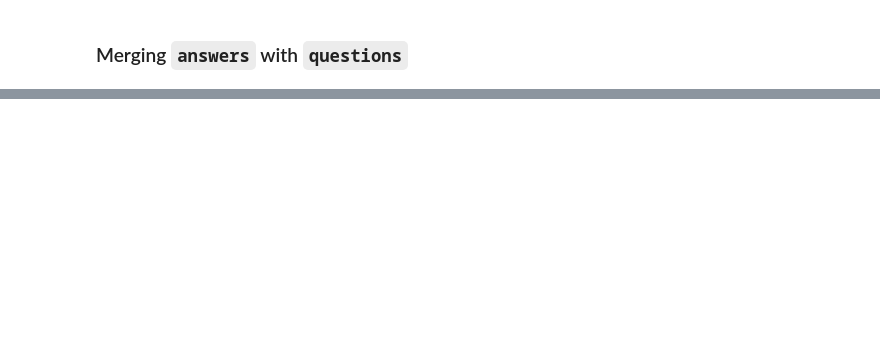
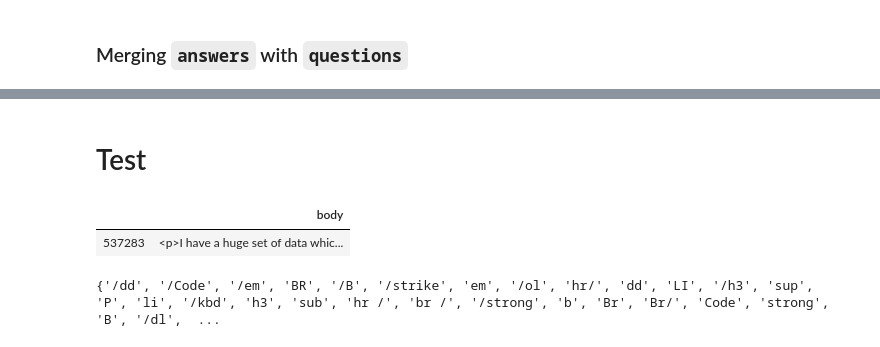
Before and after one commit to Rishi17996/stack_overflow_questions_analysis, a Jupyter notebook: Python_Questions_StackOverflow.ipynb, the cells around one changed output, grey strips where cells are left out. Drawn from its saved outputs; the diff is of its cells as text; code cells hidden in the pictures; blank space fills up the shorter version.

```diff
--- a/Python_Questions_StackOverflow.ipynb
+++ b/Python_Questions_StackOverflow.ipynb
@@ -168,0 +190,7 @@ answers.shape
+# %% [markdown]
+# Test
+# %%
+df[['body']].sample()
+# %% [output]
+|  | body |
+| 537283 | <p>I have a huge set of data whic... |
@@ -168,0 +208,4 @@ answers.shape
+# %%
+print(tags)
+# %% [output]
+{'/dd', '/Code', '/em', 'BR', '/B', '/strike', 'em', '/ol', 'hr/', 'dd', 'LI', '/h3', 'sup', 'P', 'li', '/kbd', 'h3', 'sub', 'hr /', 'br /', '/strong', 'b', 'Br', 'Br/', 'Code', 'strong', 'B', '/dl',  ...
```
Also changed, not shown: parts of 15 cells of this notebook.
